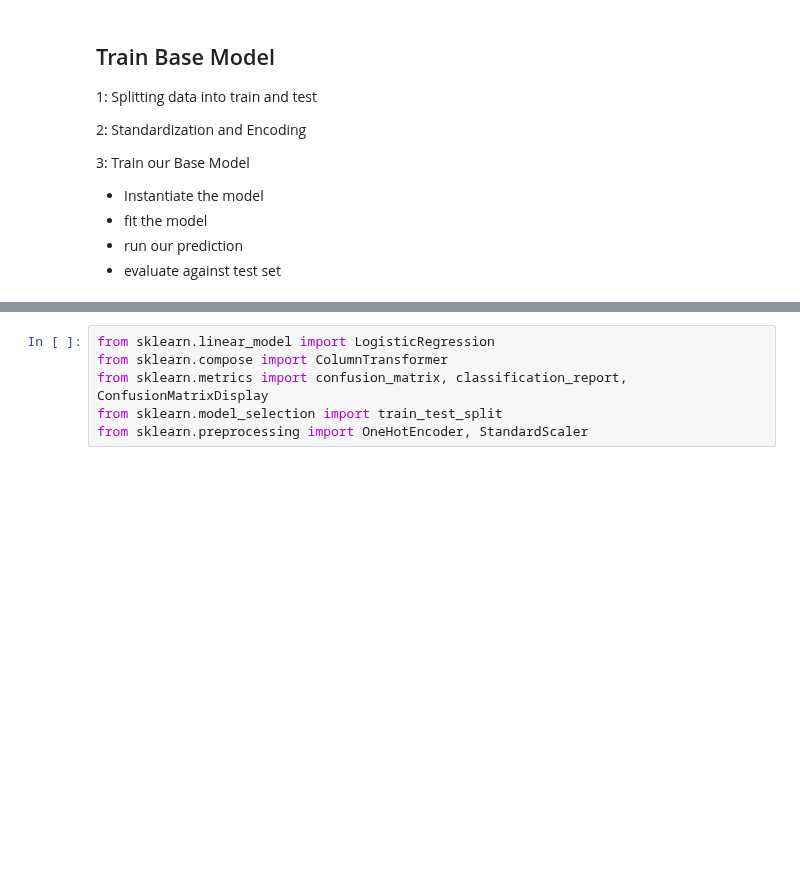
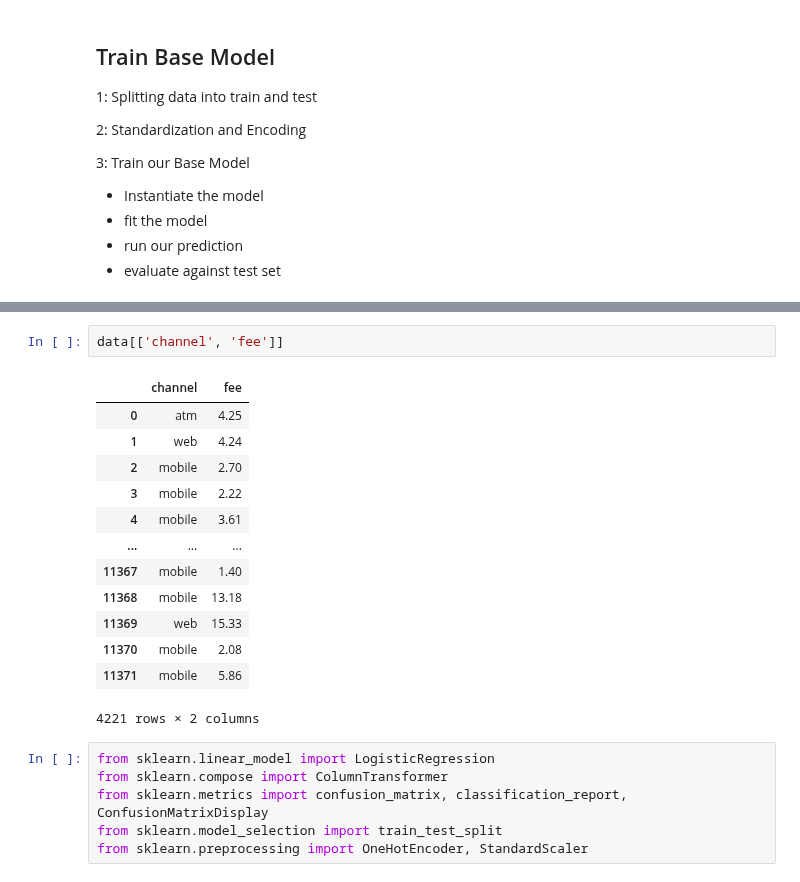
Before and after one commit to victorsomadina/Fraudulent-Project, a Jupyter notebook: EDA/notebook.ipynb, the cells around one changed output, grey strips where cells are left out. Cells and saved outputs as stored; diff of their text form; blank space fills up the shorter version.

```diff
--- a/EDA/notebook.ipynb
+++ b/EDA/notebook.ipynb
@@ -340,3 +348,19 @@ dtype: int64
+# %%
+data[['channel', 'fee']]
+# %% [output]
+|  | channel | fee |
+| 0 | atm | 4.25 |
+| 1 | web | 4.24 |
+| 2 | mobile | 2.70 |
+| 3 | mobile | 2.22 |
+| 4 | mobile | 3.61 |
+| ... | ... | ... |
+| 11367 | mobile | 1.40 |
+| 11368 | mobile | 13.18 |
+| 11369 | web | 15.33 |
+| 11370 | mobile | 2.08 |
+| 11371 | mobile | 5.86 |
+4221 rows × 2 columns
 # %%
 from sklearn.linear_model import LogisticRegression
 from sklearn.compose import ColumnTransformer
```
Also changed, not shown: parts of 18 cells of this notebook, 1 other file.
